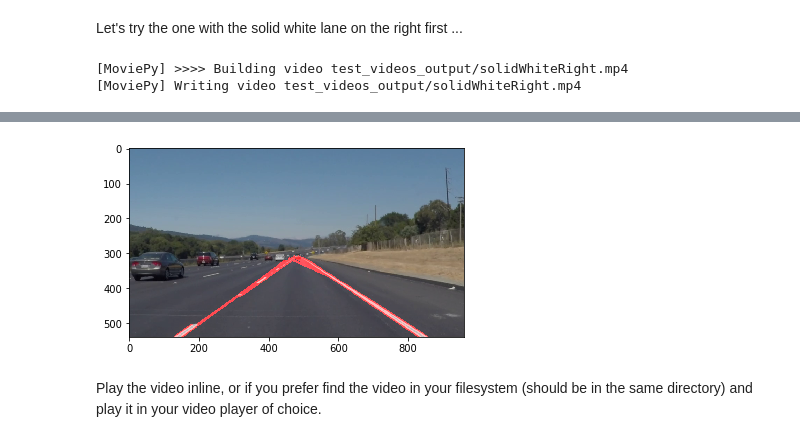
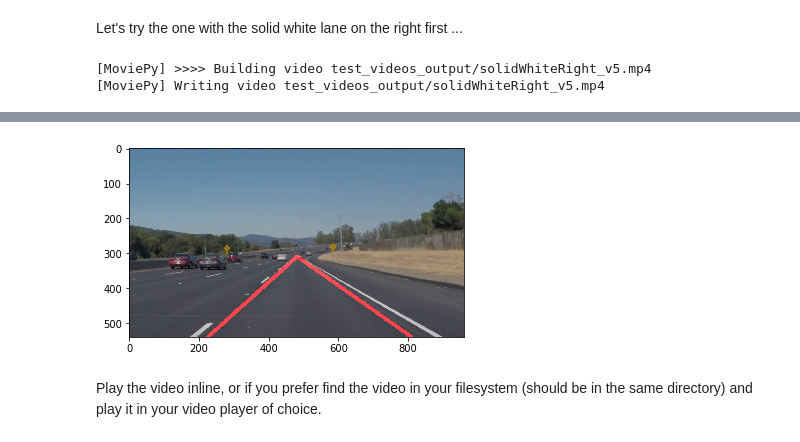
Before and after one commit to ccgregory/SDC-FindingLaneLines, a Jupyter notebook: P1.ipynb, the cells around one changed output, grey strips where cells are left out. Saved outputs shown, nothing was run; the diff lists cells and outputs as text; code cells hidden in the pictures.

```diff
--- a/P1.ipynb
+++ b/P1.ipynb
@@ -196,7 +227,7 @@ Try tuning the various parameters, especially the low and high Canny thresholds
 # %%
 # TODO: Build your pipeline that will draw lane lines on the test_images
 # then save them to the test_images_output directory.
-initial_img = mpimg.imread('test_images/solidYellowLeft.jpg')
+initial_img = mpimg.imread('test_images/whiteCarLaneSwitch.jpg')
 img = initial_img.copy()
 kernel_size = 5
 img = gaussian_blur(img, kernel_size)
@@ -215,5 +246,5 @@ max_line_gap = 140
 img = hough_lines(img, rho, theta , threshold, min_line_len, max_line_gap)
 img = weighted_img(img, initial_img, α=0.8, β=1., γ=0.)
 plt.imshow(img)
-mpimg.imsave('output/solidYellowLeft_output.jpg',img)
+mpimg.imsave('output/whiteCarLaneSwitch_v4.jpg',img)
 # %% [output]
@@ -252,8 +283,8 @@ def process_image(image):
     kernel_size = 5
     img = gaussian_blur(img, kernel_size)
     img = grayscale(img)
-    low_threshold = 50
-    high_threshold = 150
+    low_threshold = 30
+    high_threshold = 70
     img = canny(img, low_threshold, high_threshold)
     imshape = img.shape
     vertices = np.array([[(0,imshape[0]),(470, 310), (490, 310), (imshape[1],imshape[0])]], dtype=np.int32)
@@ -261,26 +292,26 @@ def process_image(image):
     rho = 2
     theta = np.pi/180
     threshold = 15
-    min_line_len = 20
-    max_line_gap = 140
+    min_line_len = 100
+    max_line_gap = 160
     img = hough_lines(img, rho, theta , threshold, min_line_len, max_line_gap)
     img = weighted_img(img, initial_img, α=0.8, β=1., γ=0.)
     plt.imshow(img)
-    mpimg.imsave('output/solidYellowLeft_output.jpg',img)
+    mpimg.imsave('output/solidWhiteRight_video_v4.jpg',img)
     return img
 # %% [markdown]
 Let's try the one with the solid white lane on the right first ...
 # %%
-white_output = 'test_videos_output/solidWhiteRight.mp4'
+white_output = 'test_videos_output/solidWhiteRight_v5.mp4'
 ## To speed up the testing process you may want to try your pipeline on a shorter subclip of the video
 ## To do so add .subclip(start_second,end_second) to the end of the line below
 ## Where start_second and end_second are integer values representing the start and end of the subclip
 ## You may also uncomment the following line for a subclip of the first 5 seconds
 ##clip1 = VideoFileClip("test_videos/solidWhiteRight.mp4").subclip(0,5)
-clip1 = VideoFileClip("test_videos/solidWhiteRight.mp4").subclip(0,5)
+clip1 = VideoFileClip("test_videos/solidWhiteRight.mp4")
 white_clip = clip1.fl_image(process_image) #NOTE: this function expects color images!!
 %time white_clip.write_videofile(white_output, audio=False)
 # %% [output]
-[MoviePy] >>>> Building video test_videos_output/solidWhiteRight.mp4
-[MoviePy] Writing video test_videos_output/solidWhiteRight.mp4
+[MoviePy] >>>> Building video test_videos_output/solidWhiteRight_v5.mp4
+[MoviePy] Writing video test_videos_output/solidWhiteRight_v5.mp4
 [MoviePy] Done.
@@ -290,4 +321,4 @@ Wall time: 1min 37s
-[figure, old version]
+[figure, new version]
 # %% [markdown]
 Play the video inline, or if you prefer find the video in your filesystem (should be in the same directory) and play it in your video player of choice.
 # %%
```
Also changed, not shown: parts of 5 cells of this notebook, 23 other files.
